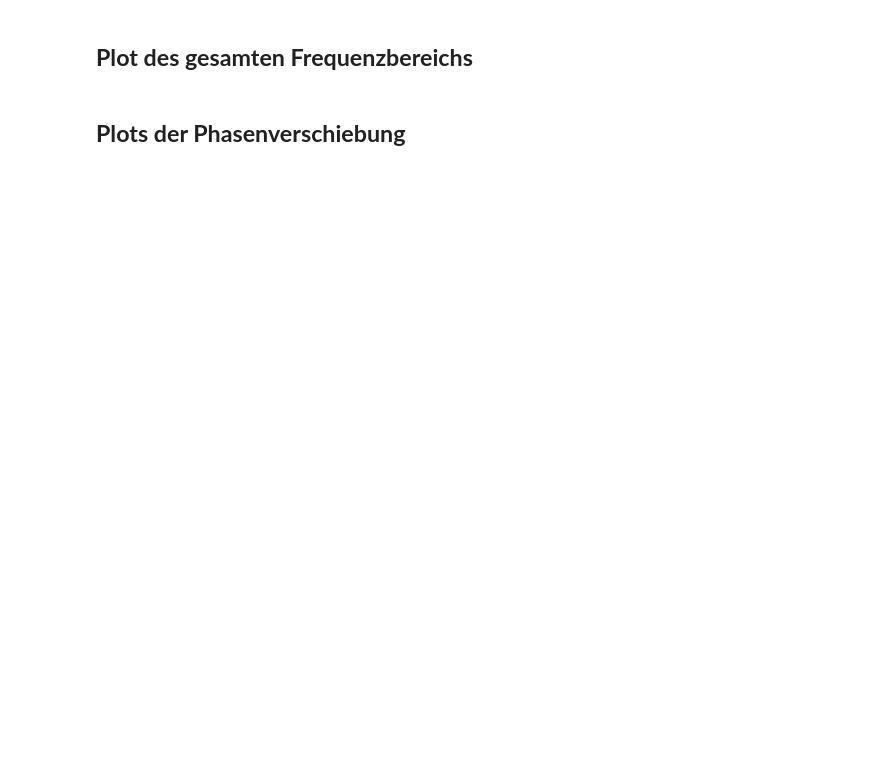
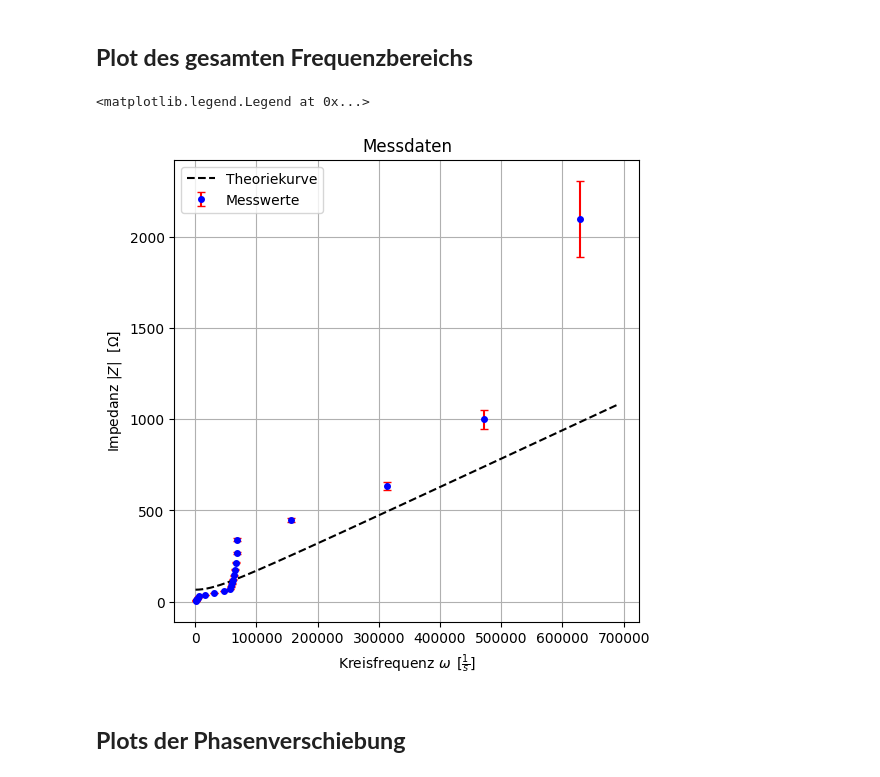
Before and after one commit to Beimi974/Grundpraktikum-Physik, a Jupyter notebook: Ic Versuche/V28 Schwingkreise/Schwingkreise 3.2.ipynb, the cells around one changed output. Saved outputs shown, nothing was run; the diff lists cells and outputs as text; code cells hidden in the pictures; blank space fills up the shorter version.

```diff
--- a/Ic Versuche/V28 Schwingkreise/Schwingkreise 3.2.ipynb
+++ b/Ic Versuche/V28 Schwingkreise/Schwingkreise 3.2.ipynb
@@ -147,7 +156,25 @@ Wiederstand aus Wert des Fits bei berechnetem omega_Res: R = 3742.0+/-1.8 Ohm
 # %% [markdown]
 ## **Plot des gesamten Frequenzbereichs**
 # %%
-#TODO
+def func(R, omega, L, C):
+    return unp.sqrt(R**2 + (omega*L - 1/(omega * C))**2)
+
+fig, ax1 = plt.subplots(1,1, figsize = (6,6))
+
+ax1.errorbar(unp.nominal_values(omega), unp.nominal_values(Z) , yerr= unp.std_devs(Z) , fmt="o", label="Messwerte", color="blue", markersize=4, capsize=3, ecolor="r")
+
+xwerte = np.linspace(np.min(unp.nominal_values(omega)), np.max(unp.nominal_values(omega))*1.1, 1000)
+ax1.plot(xwerte, unp.nominal_values(func(R, xwerte, L, C)), label = "Theoriekurve", color = "black", linestyle = "--")
+
+
+ax1.set_xlabel("Kreisfrequenz $\\omega \\,$ $[\\frac{1}{s}]$")
+ax1.set_ylabel("Impedanz $|Z|$  $[\\Omega ]$")
+ax1.grid(True)
+ax1.set_title("Messdaten")
+ax1.legend()
+# %% [output]
+<matplotlib.legend.Legend at 0x...>
+[figure, added]
 # %% [markdown]
 ## **Plots der Phasenverschiebung**
 # %%
```
Also changed, not shown: parts of 3 cells of this notebook, 1 other file.
